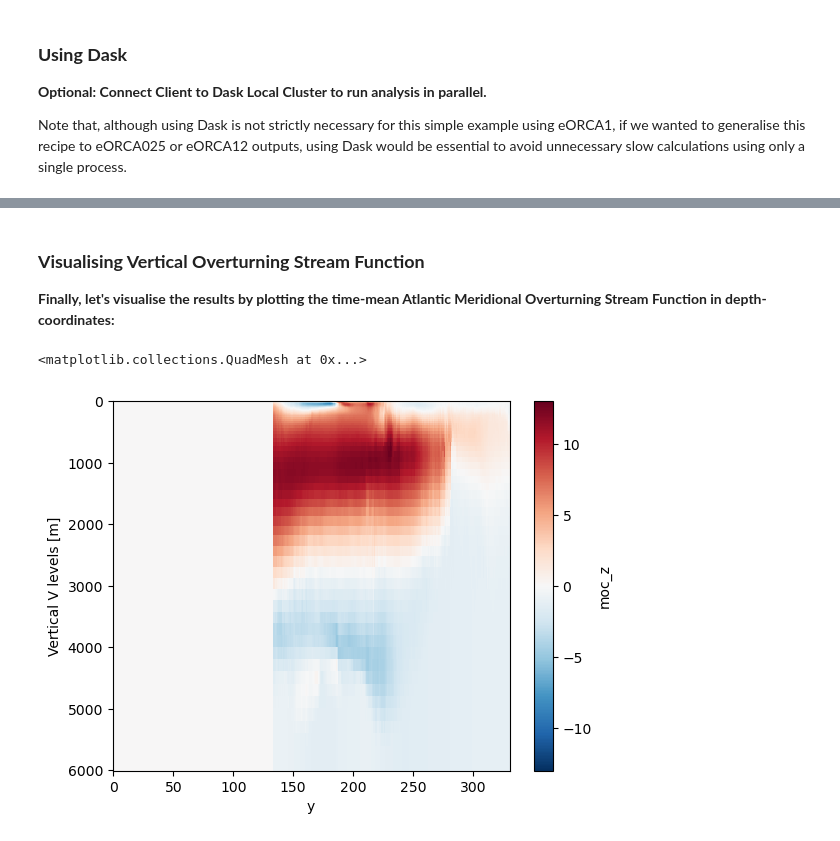
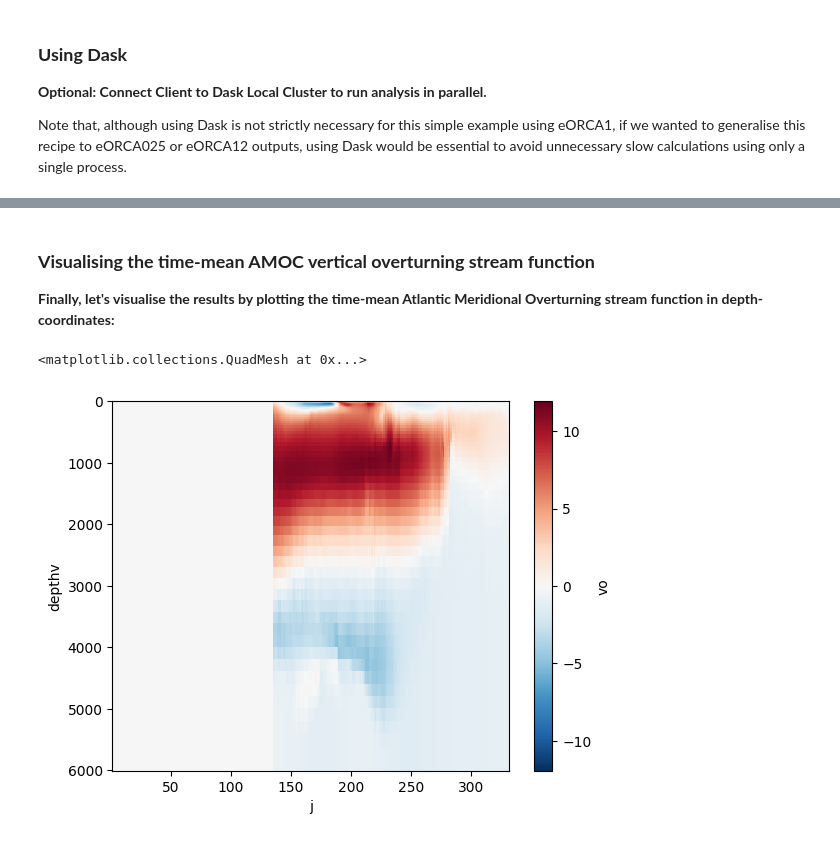
Before and after one commit to NOC-MSM/nemo_cookbook, a Jupyter notebook: recipes/recipe_moc_z.ipynb, the cells around one changed output, grey strips where cells are left out. Cells and saved outputs as stored; diff of their text form; code cells hidden in the pictures.

Commit message:
Updated the AMOC vertical overturning recipe to use NEMODataTree.

```diff
--- a/recipes/recipe_moc_z.ipynb
+++ b/recipes/recipe_moc_z.ipynb
@@ -96,0 +186,9 @@ moc_z
+# %%
+# Define dictionary of grid datasets defining eORCA1 parent model domain with no child/grand-child nests:
+# Note: domain_cfg z-dimension is expected to be named 'nav_lev'.
+datasets = {"parent": {"domain": ds_domain.rename({"z": "nav_lev"}), "gridV": ds_gridV}}
+
+# Initialise a new NEMODataTree whose parent domain is zonally periodic & north-folding on F-points:
+nemo = NEMODataTree.from_datasets(datasets=datasets, iperio=True, nftype="F")
+
+nemo
@@ -96,0 +218,12 @@ moc_z
+# %%
+atlmask = ds_domain['atlmsk'].rename({"x":"i", "y":"j"})
+
+moc_z_atl = nemo.integral(grid="/gridV",
+                          var="vo",
+                          dims=["i", "k"],
+                          cum_dims=["k"],
+                          dir="+1",
+                          mask=atlmask
+                          )
+
+moc_z_atl
@@ -99,2 +274,5 @@ moc_z
-# %%
-moc_z_atl = moc_z_atl.compute()
+# %%
+# Compute vertical overturning stream function in Sverdrups [1 Sv = 1E6 m3/s]:
+moc_z_atl = 1E-6 * moc_z_atl.compute()
+
+moc_z_atl
@@ -101,9 +297,9 @@ moc_z_atl = moc_z_atl.compute()
 # %% [markdown]
-### **Visualising Vertical Overturning Stream Function**
+### **Visualising the time-mean AMOC vertical overturning stream function**
 
-**Finally, let's visualise the results by plotting the time-mean Atlantic Meridional Overturning Stream Function in depth-coordinates:**
+**Finally, let's visualise the results by plotting the time-mean Atlantic Meridional Overturning stream function in depth-coordinates:**
 # %%
-moc_z_atl.mean(dim='time_counter').plot(yincrease=False)
+moc_z_atl.mean(dim='time_counter').plot(y='depthv', yincrease=False)
 # %% [output]
 <matplotlib.collections.QuadMesh at 0x...>
-[figure, old version]
+[figure, new version]
```
Also changed, not shown: parts of 16 cells of this notebook.
